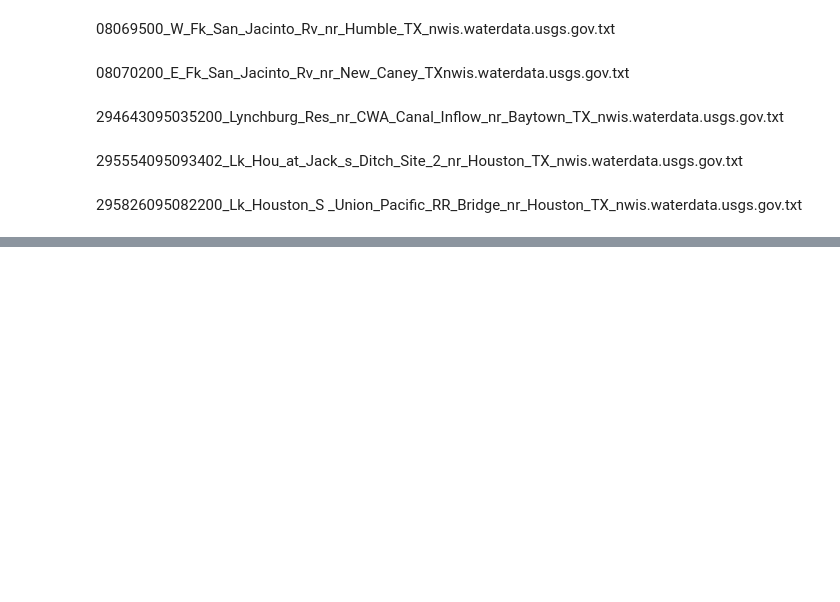
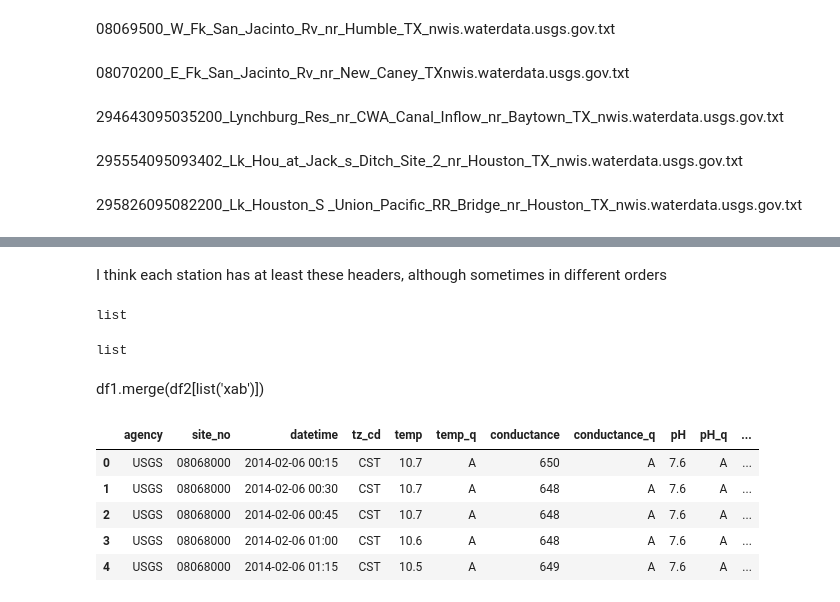
Before and after one commit to houstondatavis/data-jam-June-2018, a Jupyter notebook: First format conversions.ipynb, the cells around one changed output, grey strips where cells are left out. Drawn from its saved outputs; the diff is of its cells as text; code cells hidden in the pictures; blank space fills up the shorter version.

```diff
--- a/First format conversions.ipynb
+++ b/First format conversions.ipynb
@@ -24,6 +22,6 @@ SyntaxError: invalid syntax (<ipython-input-52-312d4210ef42>, line 1)
 # %%
 d = []
-with open("0806800_W_Fk_San_Jacinto_nwis.waterdata.usgs.gov.txt",'r') as source:
+with open("orig_txt/0806800_W_Fk_San_Jacinto_nwis.waterdata.usgs.gov.txt",'r') as source:
     for line in source:
         fields = line.split('\t')
         d.append(fields)
@@ -210,8 +208,9 @@ def convertTabTxtToCSVwLables(input_folder,input_filename,output_folder,output_f
     df= DataFrame.from_records(data_1,columns = headers[0])
     df = df.replace(r'\n',' ', regex=True)
     df.to_csv(output_folder+'/'+output_filename, encoding='utf-8')
+    return df
 # %%
-convertTabTxtToCSVwLables('orig_txt',"0806800_W_Fk_San_Jacinto_nwis.waterdata.usgs.gov.txt",'converted_files','0806800_W_Fk_San_Jacinto.csv',new_headers,40)
+df_0806800_W_Fk_San_Jacinto = convertTabTxtToCSVwLables('orig_txt',"0806800_W_Fk_San_Jacinto_nwis.waterdata.usgs.gov.txt",'converted_files','0806800_W_Fk_San_Jacinto.csv',new_headers,40)
 # %%
 new_headers_short1 = [['agency','site_no','datetime','tz_cd','temp','temp_q','conductance','conductance_q','pH','pH_q','oxygen','oxygen_q','turbidity','turbidity_q']]
 # %%
@@ -254,0 +256,23 @@ convertTabTxtToCSVwLables('orig_txt',"295826095082200_Lk_Houston_S _Union_Pacifi
+# %% [markdown]
+I think each station has at least these headers, although sometimes in different orders
+# %%
+headers_shared = ['agency','site_no','datetime','tz_cd','temp','temp_q','conductance','conductance_q','pH','pH_q','oxygen','oxygen_q','turbidity','turbidity_q']
+# %%
+type(headers_shared)
+# %% [output]
+list
+# %%
+type(list('xab'))
+# %% [output]
+list
+# %% [markdown]
+df1.merge(df2[list('xab')])
+# %%
+df_0806800_W_Fk_San_Jacinto[headers_shared].head()
+# %% [output]
+|  | agency | site_no | datetime | tz_cd | temp | temp_q | conductance | conductance_q | pH | pH_q | ... |
+| 0 | USGS | 08068000 | 2014-02-06 00:15 | CST | 10.7 | A | 650 | A | 7.6 | A | ... |
+| 1 | USGS | 08068000 | 2014-02-06 00:30 | CST | 10.7 | A | 648 | A | 7.6 | A | ... |
+| 2 | USGS | 08068000 | 2014-02-06 00:45 | CST | 10.7 | A | 648 | A | 7.6 | A | ... |
+| 3 | USGS | 08068000 | 2014-02-06 01:00 | CST | 10.6 | A | 648 | A | 7.6 | A | ... |
+| 4 | USGS | 08068000 | 2014-02-06 01:15 | CST | 10.5 | A | 649 | A | 7.6 | A | ... |
```
Also changed, not shown: parts of 24 cells of this notebook, 13 other files.
